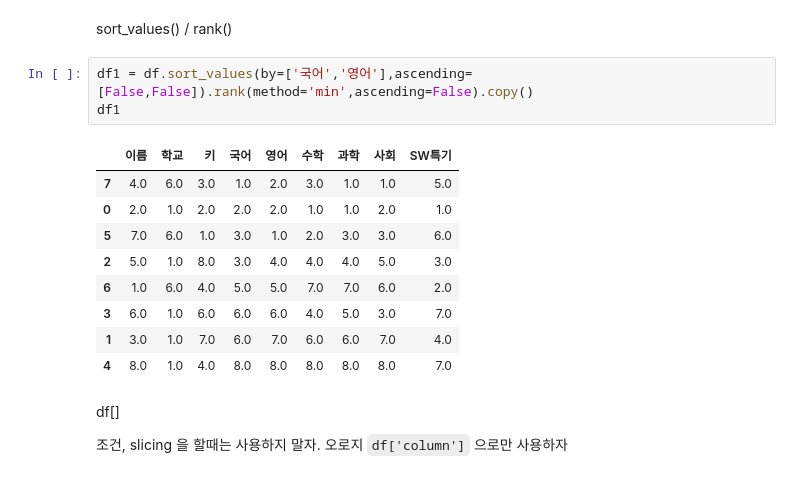
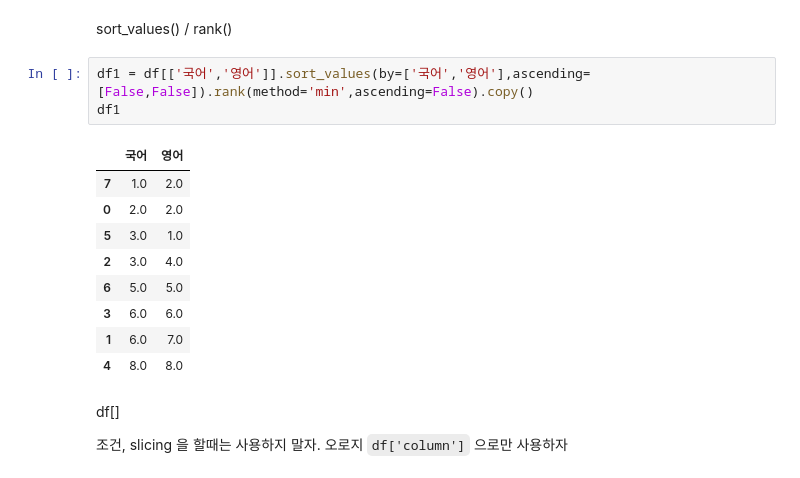
Before and after one commit to smjune/ipynb, a Jupyter notebook: nado/data.ipynb, the cells around one changed output. Drawn from its saved outputs; the diff is of its cells as text.

```diff
--- a/nado/data.ipynb
+++ b/nado/data.ipynb
@@ -136,18 +136,18 @@ Name: 4, dtype: object
 # %% [markdown]
 sort_values() / rank()
 # %%
-df1 = df.sort_values(by=['국어','영어'],ascending=[False,False]).rank(method='min',ascending=False).copy()
+df1 = df[['국어','영어']].sort_values(by=['국어','영어'],ascending=[False,False]).rank(method='min',ascending=False).copy()
 df1
 # %% [output]
-|  | 이름 | 학교 | 키 | 국어 | 영어 | 수학 | 과학 | 사회 | SW특기 |
-| 7 | 4.0 | 6.0 | 3.0 | 1.0 | 2.0 | 3.0 | 1.0 | 1.0 | 5.0 |
-| 0 | 2.0 | 1.0 | 2.0 | 2.0 | 2.0 | 1.0 | 1.0 | 2.0 | 1.0 |
-| 5 | 7.0 | 6.0 | 1.0 | 3.0 | 1.0 | 2.0 | 3.0 | 3.0 | 6.0 |
-| 2 | 5.0 | 1.0 | 8.0 | 3.0 | 4.0 | 4.0 | 4.0 | 5.0 | 3.0 |
-| 6 | 1.0 | 6.0 | 4.0 | 5.0 | 5.0 | 7.0 | 7.0 | 6.0 | 2.0 |
-| 3 | 6.0 | 1.0 | 6.0 | 6.0 | 6.0 | 4.0 | 5.0 | 3.0 | 7.0 |
-| 1 | 3.0 | 1.0 | 7.0 | 6.0 | 7.0 | 6.0 | 6.0 | 7.0 | 4.0 |
-| 4 | 8.0 | 1.0 | 4.0 | 8.0 | 8.0 | 8.0 | 8.0 | 8.0 | 7.0 |
+|  | 국어 | 영어 |
+| 7 | 1.0 | 2.0 |
+| 0 | 2.0 | 2.0 |
+| 5 | 3.0 | 1.0 |
+| 2 | 3.0 | 4.0 |
+| 6 | 5.0 | 5.0 |
+| 3 | 6.0 | 6.0 |
+| 1 | 6.0 | 7.0 |
+| 4 | 8.0 | 8.0 |
 # %% [markdown]
 df[]
 
```
Also changed, not shown: parts of 3 cells of this notebook, 3 other files.
